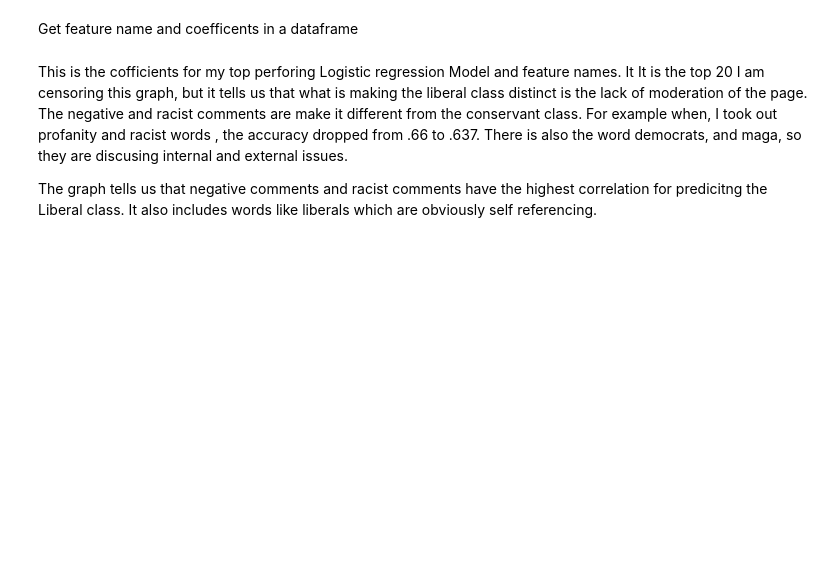
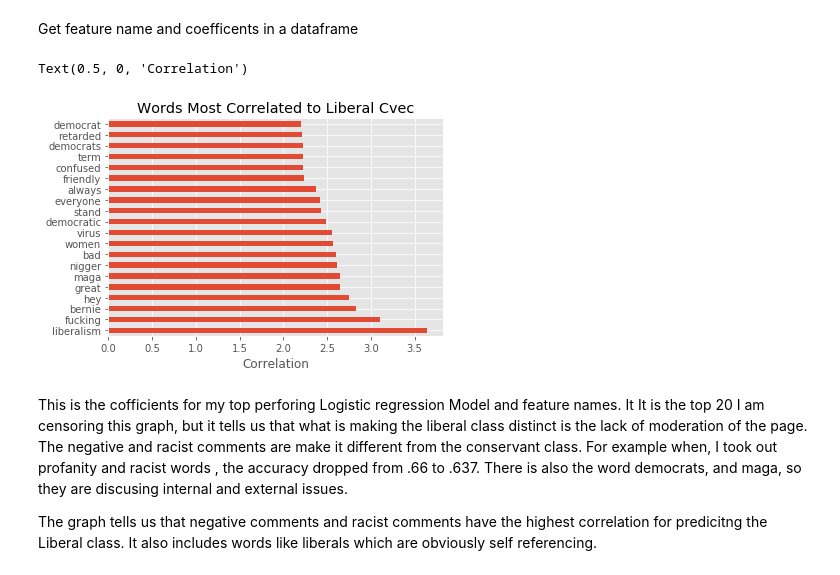
Before and after one commit to Agelf123/reddit_project, a Jupyter notebook: code/political_classification_modeling.ipynb, the cells around one changed output. Saved outputs shown, nothing was run; the diff lists cells and outputs as text; code cells hidden in the pictures; blank space fills up the shorter version.

```diff
--- a/code/political_classification_modeling.ipynb
+++ b/code/political_classification_modeling.ipynb
@@ -1182,10 +1168,12 @@ cvec_preds = best_score.predict(X_test)
 # %% [markdown]
 Get feature name and coefficents in a dataframe
 # %%
-#model_coefe_cvec.sort_values(ascending=False).head(20).plot(kind = 'barh')
-#plt.title("Words Most Correlated to Liberal Cvec")
-#plt.xlabel('Correlation')
-#plt.ylabel('Words')
+model_coefe_cvec.sort_values(ascending=False).head(20).plot(kind = 'barh')
+plt.title("Words Most Correlated to Liberal Cvec")
+plt.xlabel('Correlation')#plt.ylabel('Words')
+# %% [output]
+Text(0.5, 0, 'Correlation')
+[figure, added]
 # %% [markdown]
 This is the cofficients for my top perforing Logistic regression Model and feature names. It It is the top 20 I am censoring this graph, but it tells us that what is making the liberal class distinct is the lack of moderation of the page. The negative and racist comments are make it different from the conservant class. For example when, I took out profanity and racist words , the accuracy dropped from .66 to .637. There is also the word democrats, and maga, so they are discusing internal and external issues.
 
```
Also changed, not shown: parts of 18 cells of this notebook.
